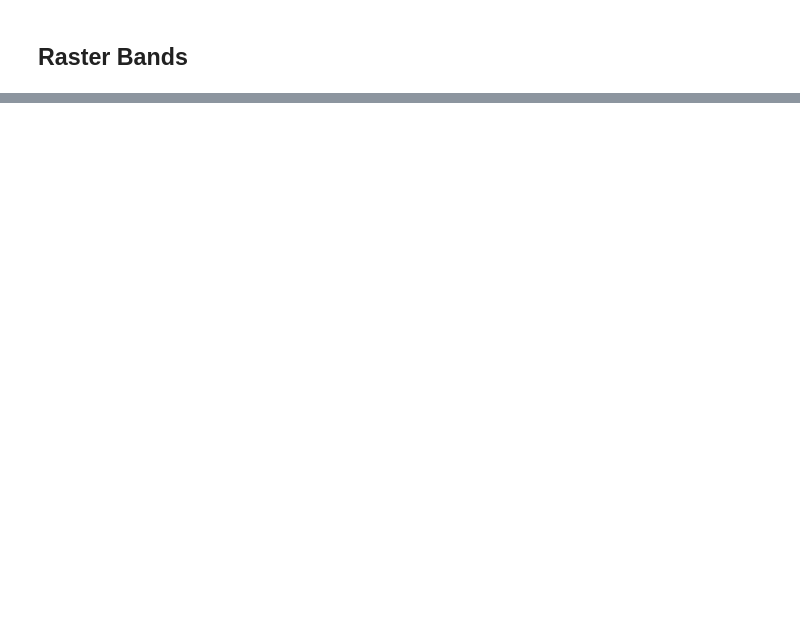
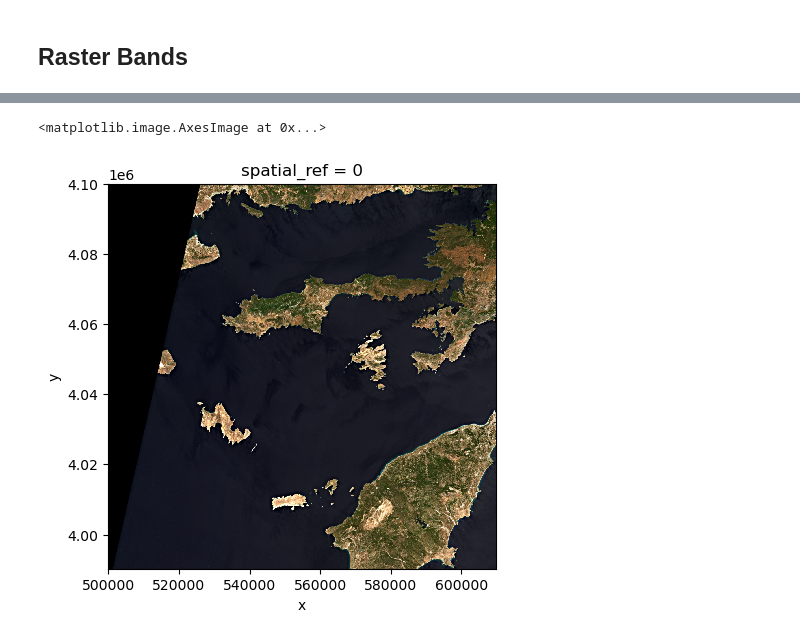
Before and after one commit to carpentries-incubator/geospatial-python, a Jupyter notebook: notebooks/06-raster-intro.ipynb, the cells around one changed output, grey strips where cells are left out. Cells and saved outputs as stored; diff of their text form; code cells hidden in the pictures; blank space fills up the shorter version.

```diff
--- a/notebooks/06-raster-intro.ipynb
+++ b/notebooks/06-raster-intro.ipynb
@@ -173,0 +316,5 @@ visual_lowres.plot.imshow()
+# %%
+rhodes_overview.plot.imshow(size=5, aspect=1)
+# %% [output]
+<matplotlib.image.AxesImage at 0x...>
+[figure, added]
```
Also changed, not shown: parts of 39 cells of this notebook, 1 other file.
